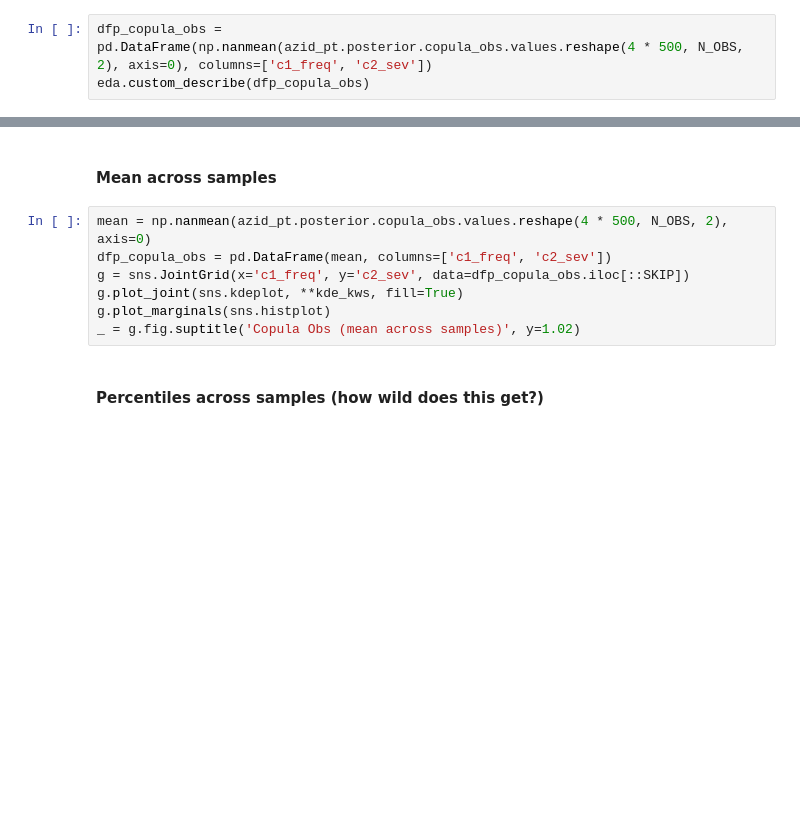
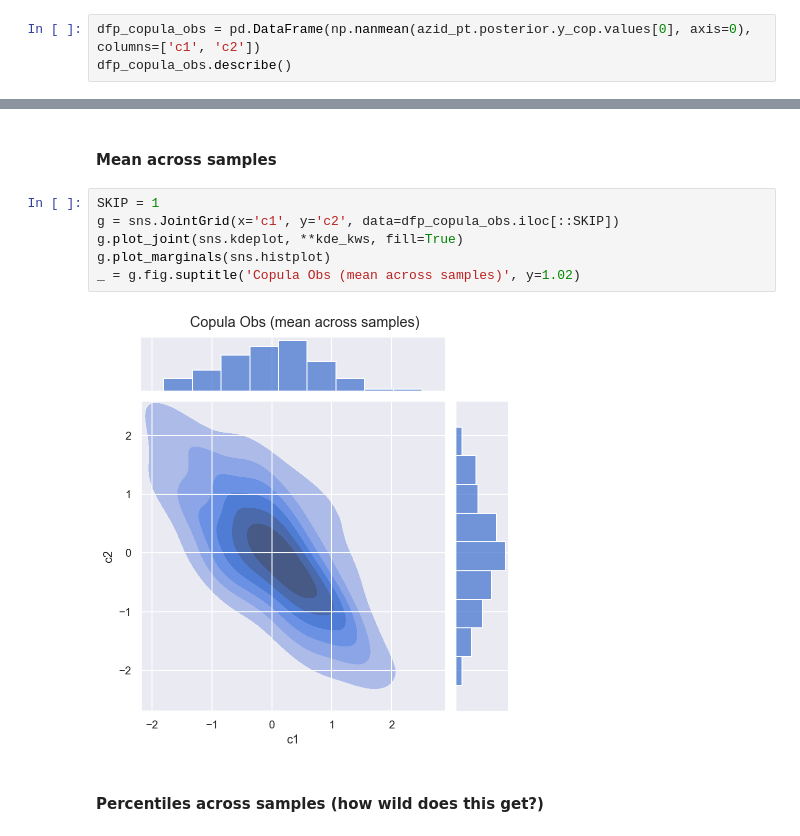
Before and after one commit to oreum-industries/oreum_copula, a Jupyter notebook: 10_ModelA.ipynb, the cells around one changed output, grey strips where cells are left out. Cells and saved outputs as stored; diff of their text form; blank space fills up the shorter version.

```diff
--- a/10_ModelA.ipynb
+++ b/10_ModelA.ipynb
@@ -552,3 +477,3 @@ eda.custom_describe(dfp_freqsev_obs_u)
 # %%
-dfp_copula_obs = pd.DataFrame(np.nanmean(azid_pt.posterior.copula_obs.values.reshape(4 * 500, N_OBS, 2), axis=0), columns=['c1_freq', 'c2_sev'])
-eda.custom_describe(dfp_copula_obs)
+dfp_copula_obs = pd.DataFrame(np.nanmean(azid_pt.posterior.y_cop.values[0], axis=0), columns=['c1', 'c2'])
+dfp_copula_obs.describe()
@@ -555,12 +490,13 @@ eda.custom_describe(dfp_copula_obs)
 # %% [markdown]
 #### Mean across samples
 # %%
-mean = np.nanmean(azid_pt.posterior.copula_obs.values.reshape(4 * 500, N_OBS, 2), axis=0)
-dfp_copula_obs = pd.DataFrame(mean, columns=['c1_freq', 'c2_sev'])
-g = sns.JointGrid(x='c1_freq', y='c2_sev', data=dfp_copula_obs.iloc[::SKIP])
+SKIP = 1
+g = sns.JointGrid(x='c1', y='c2', data=dfp_copula_obs.iloc[::SKIP])
 g.plot_joint(sns.kdeplot, **kde_kws, fill=True)
 g.plot_marginals(sns.histplot)
 _ = g.fig.suptitle('Copula Obs (mean across samples)', y=1.02)
+# %% [output]
+[figure, added]
 # %% [markdown]
 #### Percentiles across samples (how wild does this get?)
 # %%
```
Also changed, not shown: parts of 78 cells of this notebook, 4 other files.
